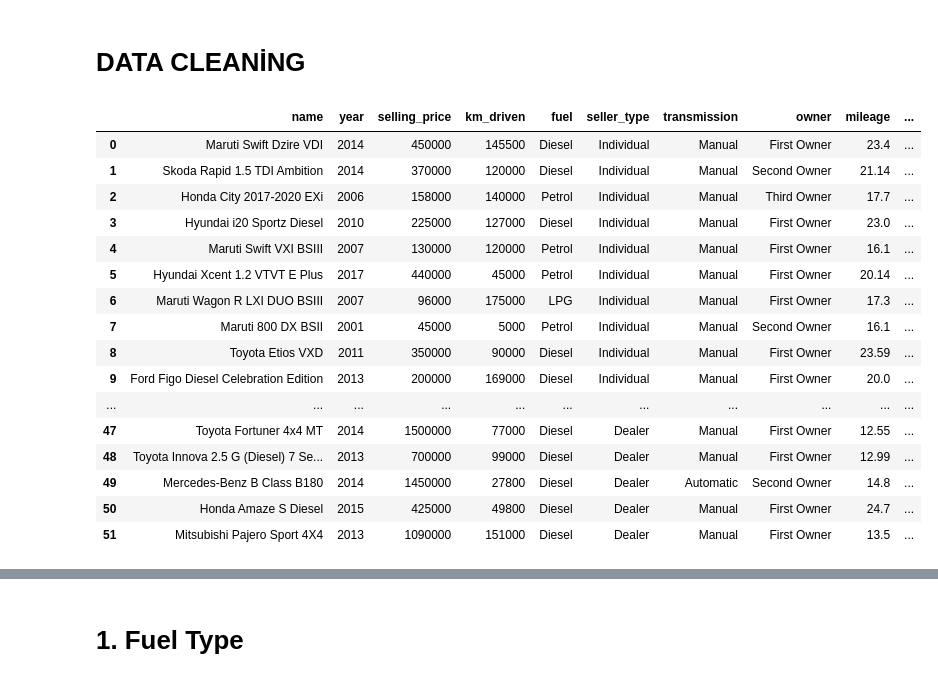
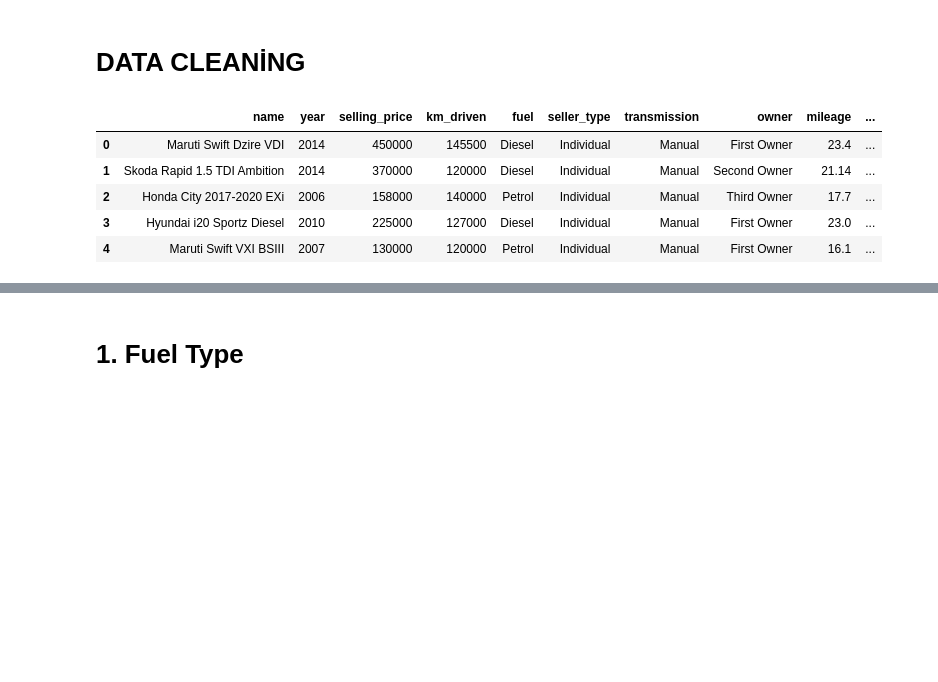
Before and after one commit to Merttetikoz/Car-Price-Prediction, a Jupyter notebook: Car Price Prediction.ipynb, the cells around one changed output, grey strips where cells are left out. Saved outputs shown, nothing was run; the diff lists cells and outputs as text; code cells hidden in the pictures; blank space fills up the shorter version.

```diff
--- a/Car Price Prediction.ipynb
+++ b/Car Price Prediction.ipynb
@@ -84,27 +84,16 @@ car.dropna(inplace=True)
 # %%
 car["mileage"]=car["mileage"].str.replace("kmpl"," ").str.replace(",","").str.replace("km/kg","")
 car["engine"]=car["engine"].str.replace("CC"," ")
 car["max_power"]=car["max_power"].str.replace("bhp"," ")
 
-car.head(50)
+car.head()
 # %% [output]
 |  | name | year | selling_price | km_driven | fuel | seller_type | transmission | owner | mileage | ... |
 | 0 | Maruti Swift Dzire VDI | 2014 | 450000 | 145500 | Diesel | Individual | Manual | First Owner | 23.4 | ... |
 | 1 | Skoda Rapid 1.5 TDI Ambition | 2014 | 370000 | 120000 | Diesel | Individual | Manual | Second Owner | 21.14 | ... |
 | 2 | Honda City 2017-2020 EXi | 2006 | 158000 | 140000 | Petrol | Individual | Manual | Third Owner | 17.7 | ... |
 | 3 | Hyundai i20 Sportz Diesel | 2010 | 225000 | 127000 | Diesel | Individual | Manual | First Owner | 23.0 | ... |
 | 4 | Maruti Swift VXI BSIII | 2007 | 130000 | 120000 | Petrol | Individual | Manual | First Owner | 16.1 | ... |
-| 5 | Hyundai Xcent 1.2 VTVT E Plus | 2017 | 440000 | 45000 | Petrol | Individual | Manual | First Owner | 20.14 | ... |
-| 6 | Maruti Wagon R LXI DUO BSIII | 2007 | 96000 | 175000 | LPG | Individual | Manual | First Owner | 17.3 | ... |
-| 7 | Maruti 800 DX BSII | 2001 | 45000 | 5000 | Petrol | Individual | Manual | Second Owner | 16.1 | ... |
-| 8 | Toyota Etios VXD | 2011 | 350000 | 90000 | Diesel | Individual | Manual | First Owner | 23.59 | ... |
-| 9 | Ford Figo Diesel Celebration Edition | 2013 | 200000 | 169000 | Diesel | Individual | Manual | First Owner | 20.0 | ... |
-| ... | ... | ... | ... | ... | ... | ... | ... | ... | ... | ... |
-| 47 | Toyota Fortuner 4x4 MT | 2014 | 1500000 | 77000 | Diesel | Dealer | Manual | First Owner | 12.55 | ... |
-| 48 | Toyota Innova 2.5 G (Diesel) 7 Se... | 2013 | 700000 | 99000 | Diesel | Dealer | Manual | First Owner | 12.99 | ... |
-| 49 | Mercedes-Benz B Class B180 | 2014 | 1450000 | 27800 | Diesel | Dealer | Automatic | Second Owner | 14.8 | ... |
-| 50 | Honda Amaze S Diesel | 2015 | 425000 | 49800 | Diesel | Dealer | Manual | First Owner | 24.7 | ... |
-| 51 | Mitsubishi Pajero Sport 4X4 | 2013 | 1090000 | 151000 | Diesel | Dealer | Manual | First Owner | 13.5 | ... |
 # %%
 car["mileage"]=car["mileage"].astype(float)
 car["engine"]=car["engine"].astype(float)
```
Also changed, not shown: parts of 5 cells of this notebook.
